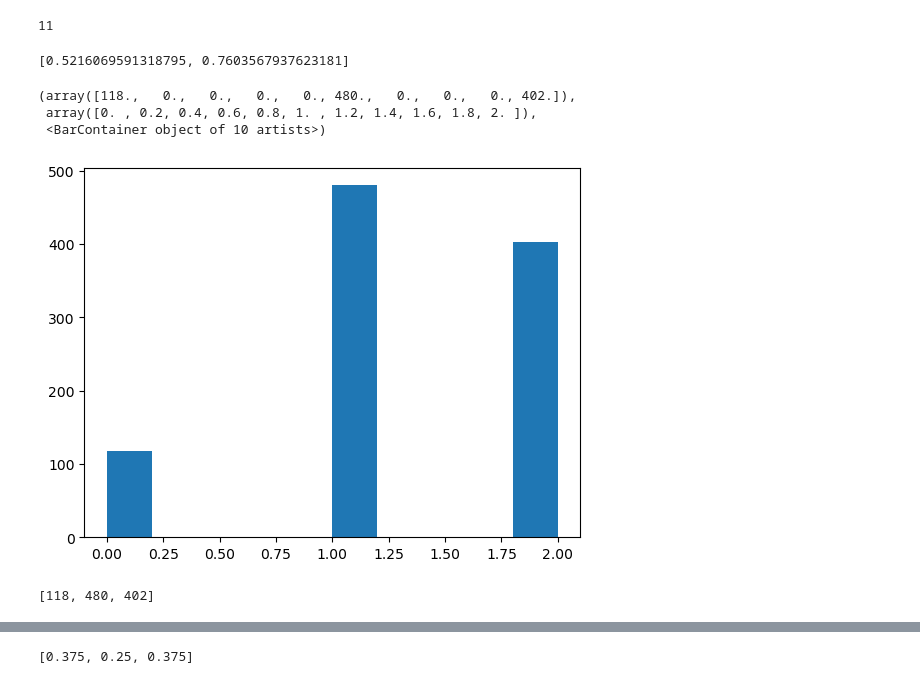
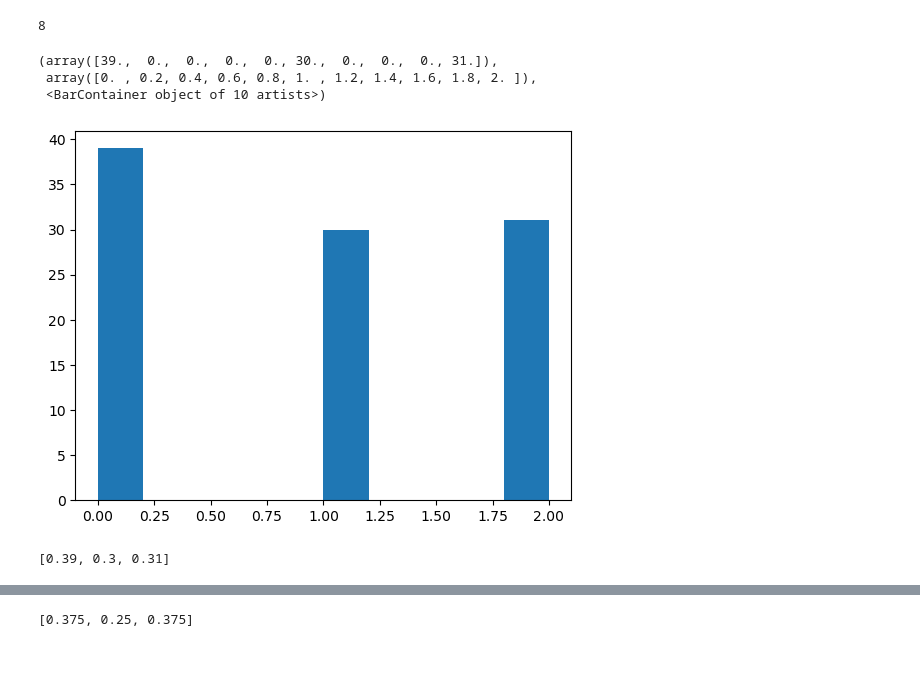
Before and after one commit to pobled/GKP, a Jupyter notebook: qpe-v2.ipynb, the cells around one changed output, grey strips where cells are left out. Cells and saved outputs as stored; diff of their text form; code cells hidden in the pictures; blank space fills up the shorter version.

```diff
--- a/qpe-v2.ipynb
+++ b/qpe-v2.ipynb
@@ -7,7 +7,7 @@ import math
 import random
 # %%
 #parameters
-N = 128
+N = 65
 # %%
 #cavity operators
 ac = tensor(qeye(2),destroy(N))
@@ -123,6 +127,9 @@ def qpe_rep_random(psi0, rep):
     prob_list = []
     measure_list = []
     for i in range(rep):
+        if psi.ptrace(0) != ket2dm(basis(2)): #if qubit not in state |0>
+            psi = tensor(sigmax(), ic)*psi
+
         state,p = qpe1(psi,N)
         rand = random.choices([0,1], weights = p)
         psi = state[rand[0]]
@@ -142,11 +149,11 @@ theta = 0
 reps = int(np.floor(np.sqrt(N)))
 print(reps)
 # %% [output]
-11
+8
 # %%
 #Statistical analysis for qpe_rep_random
 
-m = 1000
+m = 100
 M=2
 count0 = []
 count1 = []
@@ -155,26 +162,22 @@ for i in range(m):
     states, probs, measures = qpe_rep_random(psi0,M)
     count0.append(measures.count(0))
     count1.append(measures.count(1))
-# %%
-probs
-# %% [output]
-[0.5216069591318795, 0.7603567937623181]
 # %%
 total_nb0 = [count0.count(i) for i in range(M+1)]
 total_nb1 = [count1.count(i) for i in range(M+1)]
 
-prob0 = [i/m for i in total_nb0]
-prob1 = [i/m for i in total_nb1]
+prob_nb0 = [i/m for i in total_nb0]
+prob_nb1 = [i/m for i in total_nb1]
 plt.hist(count0)
 # %% [output]
-(array([118.,   0.,   0.,   0.,   0., 480.,   0.,   0.,   0., 402.]),
+(array([39.,  0.,  0.,  0.,  0., 30.,  0.,  0.,  0., 31.]),
  array([0. , 0.2, 0.4, 0.6, 0.8, 1. , 1.2, 1.4, 1.6, 1.8, 2. ]),
  <BarContainer object of 10 artists>)
-[figure, old version]
+[figure, new version]
 # %%
 prob_nb0
 # %% [output]
-[118, 480, 402]
+[0.39, 0.3, 0.31]
 # %%
 #Statistical analysis for qpe function
 
```
Also changed, not shown: parts of 7 cells of this notebook.
